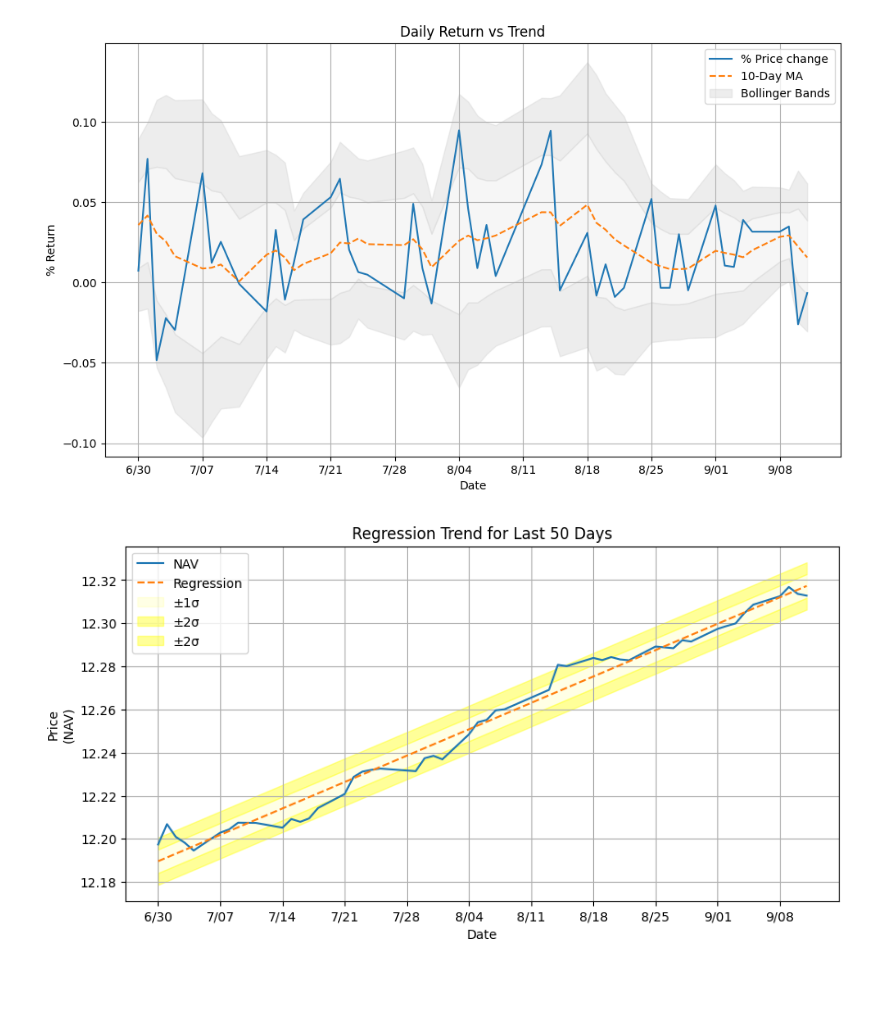
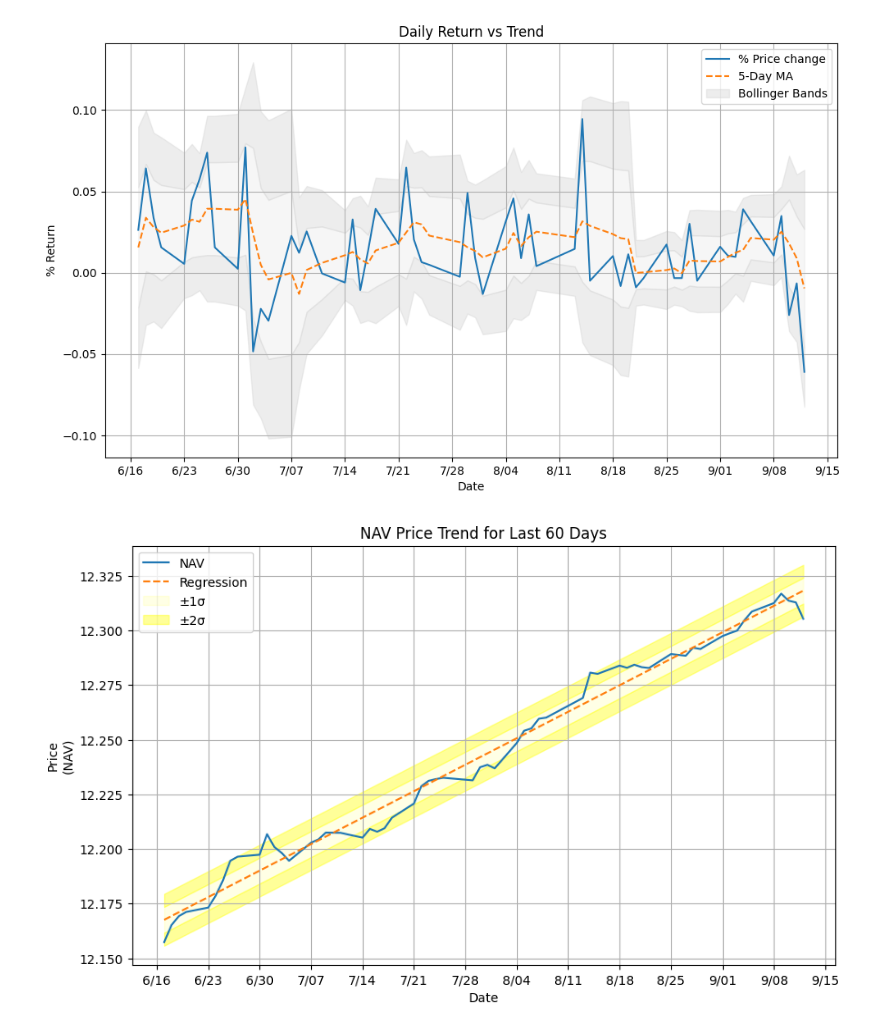
Before and after one commit to jbrucker/mm-analyzer, a Jupyter notebook: mm_trends.ipynb, the cells around one changed output. Cells and saved outputs as stored; diff of their text form; code cells hidden in the pictures; blank space fills up the shorter version.

```diff
--- a/mm_trends.ipynb
+++ b/mm_trends.ipynb
@@ -36,7 +41,7 @@ df.tail(10)
 # %%
 # Compute the relative price differences including effect of time (number of days between rows).
-# days = df["Date"].diff().dt.days
-# If the "Date" is the index, you can also do this:
+# days = df["DATE"].diff().dt.days
+# If the "Date" is the index, then do this instead:
 days = df.index.to_series().diff().dt.days
 
 # Window size for moving averages
@@ -48,10 +53,10 @@ df["NAV_DIF_PCT"] = df["NAV"].pct_change() / days * 100
 
 # N-day moving average of price based on number of elapsed calendar days
 window = f"{window_size}D"  # "5D"
-df["NAV_MA"] = df["NAV"].rolling(window).mean()
+df["NAV_MA"] = df["NAV"].rolling(window=window_size).mean()
 
 # statistical magnitude of NAV deviatiation from MA
 df["Dev_%"] = (df["NAV"] - df["NAV_MA"]) / df["NAV_MA"] * 100
 
-df.tail(20)
+df.tail(10)
 # %% [output]
@@ -77,21 +76,18 @@ df.tail(20)
 # Z-scores and Bollinger Bands using daily returns
 # Same as above:
 days = df.index.to_series().diff().dt.days
-# for Logarithmic returns use:
+# For Logarithmic returns use:
 # daily_return = np.log(df["NAV"] / df["NAV"].shift(1))
-# for simple % differences use
-daily_return = (df["NAV"] / df["NAV"].shift(1) - 1) * 100
+# For simple % differences use
+# daily_return = (df["NAV"] / df["NAV"].shift(1) - 1) * 100
+# This version accounts for number of elapsed calendar days between NAV data points
+daily_return = df["NAV_DIF_PCT"]
 # Window size (days) for rolling averages (or use same size as MA window)
 window = f"{window_size}D"
-rolling_mean = daily_return.rolling(window).mean()
-rolling_std = daily_return.rolling(window).std()
+rolling_mean = daily_return.rolling(window_size).mean()
+rolling_std = daily_return.rolling(window_size).std()
 
 df["Daily_return"] = daily_return
 df["Return_Z_Score"] = (daily_return - rolling_mean) / rolling_std
 
-# Bollinger Bands of Daily Returns
-stdev = 2
-df["Upper_1std"] = rolling_mean + 1 * rolling_std
-df["Upper_2std"] = rolling_mean + 2 * rolling_std
-df["Lower_1std"] = rolling_mean - 1 * rolling_std
-df["Lower_2std"] = rolling_mean - 2 * rolling_std
+df.tail(20)
@@ -98,7 +113,13 @@ df["Lower_2std"] = rolling_mean - 2 * rolling_std
 # %%
 # Plot NAV, SMA, and Bollinger Bands
 # Plot recent data instead of entire df
-plot_days = 10 * 5
+plot_days = 12 * 5
+
+# Bollinger Bands of Daily Returns
+df["Upper_1std"] = rolling_mean + 1 * rolling_std
+df["Upper_2std"] = rolling_mean + 2 * rolling_std
+df["Lower_1std"] = rolling_mean - 1 * rolling_std
+df["Lower_2std"] = rolling_mean - 2 * rolling_std
 
 import matplotlib.dates as mdates
 # Locate x-ticks every 5 days
@@ -134,10 +155,10 @@ plt.grid(True)
 plt.tight_layout()
 plt.show()
 # %% [output]
-[figure, old version]
+[figure, new version]
 # %%
 # Regression of NAV and regression trend line for last N days
-N = 10 * 5
+N = 12 * 5
 recent = df.tail(N).copy()
 # Convert dates to integer number of days since beginning of the data
 X = (recent.index - recent.index[0]).days.values.reshape(-1,1)
@@ -146,35 +167,35 @@ Y = recent["NAV"].values
 model = LinearRegression().fit(X, Y)
 trend = model.predict(X)
 
 # For confidence bands
 residuals = Y - trend
 sigma = np.std(residuals)
 
-plt.figure(figsize=(10,5))
+plt.figure(figsize=(10,6))
 plt.plot(recent.index, Y, label="NAV")  # marker="o"
 plt.plot(recent.index, trend, linestyle="--", label="Regression")
 
 # 1- and 2-stdev bands
 fill_color = "yellow"
 plt.fill_between(recent.index, trend - sigma, trend + sigma, color=fill_color, alpha=0.1, label="±1σ")
 plt.fill_between(recent.index, trend - 2*sigma, trend - 1*sigma, color=fill_color, alpha=0.4, label="±2σ")
-plt.fill_between(recent.index, trend + 2*sigma, trend + 1*sigma, color=fill_color, alpha=0.4, label="±2σ")
+plt.fill_between(recent.index, trend + 2*sigma, trend + 1*sigma, color=fill_color, alpha=0.4)
 
 # concise format for dates on x-axis
 plt.gca().xaxis.set_major_formatter(mdates.DateFormatter("%-m/%d"))  # "m/dd" format
 # Locate x-ticks every 5 days:
 # xticks = mdates.DayLocator(interval=5)
 # Locate x-ticks on Mondays
 xticks = mdates.WeekdayLocator(byweekday=mdates.MO)
 # Automatic tick locator
 # xticks = mdates.AutoDateLocator()
 plt.gca().xaxis.set_major_locator(xticks)
-plt.title(f"Regression Trend for Last {N} Days")
+plt.title(f"NAV Price Trend for Last {N} Days")
 plt.xlabel("Date")
 plt.ylabel("Price\n(NAV)")
 plt.legend()
 plt.grid(True)
 plt.show()
 # %% [output]
-[figure, old version]
+[figure, new version]
 # %%
```
Also changed, not shown: parts of 4 cells of this notebook, 10 other files.
